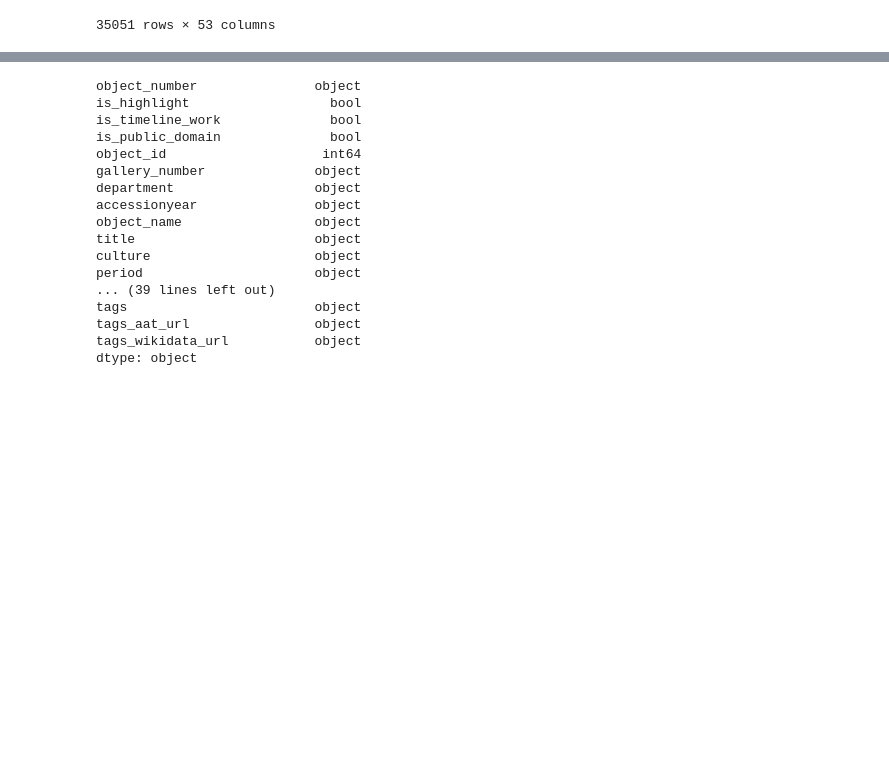
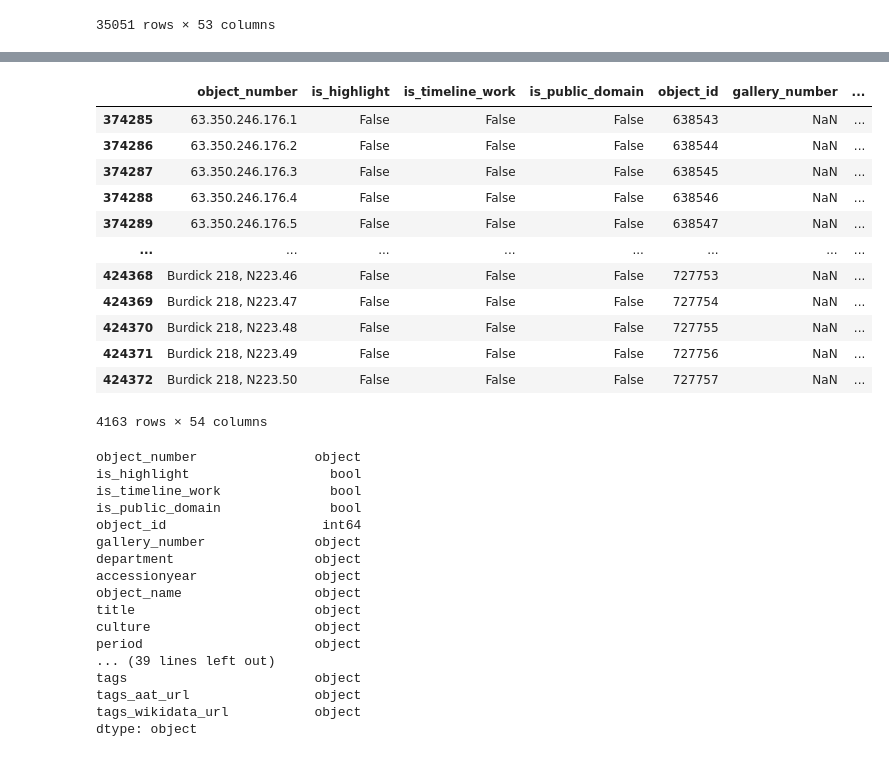
Before and after one commit to freeebooksdotcom/met_opendata, a Jupyter notebook: data_cleaning_initial_eda.ipynb, the cells around one changed output, grey strips where cells are left out. Drawn from its saved outputs; the diff is of its cells as text; code cells hidden in the pictures; blank space fills up the shorter version.

```diff
--- a/data_cleaning_initial_eda.ipynb
+++ b/data_cleaning_initial_eda.ipynb
@@ -136,6 +136,22 @@ df.groupby(df.artist_display_name).count().sort_values(by='object_number', ascen
 | Kitagawa Utamaro | 214 | 214 | 214 | 214 | 214 | ... |
 | Louis de Clercq|H. Jannin|J. Blon... | 212 | 212 | 212 | 212 | 212 | ... |
 | Makron | 211 | 211 | 211 | 211 | 211 | ... |
+# %%
+df[df.artist_display_name=='Kinney Brothers Tobacco Company']
+# %% [output]
+|  | object_number | is_highlight | is_timeline_work | is_public_domain | object_id | gallery_number | ... |
+| 374285 | 63.350.246.176.1 | False | False | False | 638543 | NaN | ... |
+| 374286 | 63.350.246.176.2 | False | False | False | 638544 | NaN | ... |
+| 374287 | 63.350.246.176.3 | False | False | False | 638545 | NaN | ... |
+| 374288 | 63.350.246.176.4 | False | False | False | 638546 | NaN | ... |
+| 374289 | 63.350.246.176.5 | False | False | False | 638547 | NaN | ... |
+| ... | ... | ... | ... | ... | ... | ... | ... |
+| 424368 | Burdick 218, N223.46 | False | False | False | 727753 | NaN | ... |
+| 424369 | Burdick 218, N223.47 | False | False | False | 727754 | NaN | ... |
+| 424370 | Burdick 218, N223.48 | False | False | False | 727755 | NaN | ... |
+| 424371 | Burdick 218, N223.49 | False | False | False | 727756 | NaN | ... |
+| 424372 | Burdick 218, N223.50 | False | False | False | 727757 | NaN | ... |
+4163 rows × 54 columns
 # %%
 df.dtypes
 # %% [output]
```
Also changed, not shown: parts of 2 cells of this notebook.
